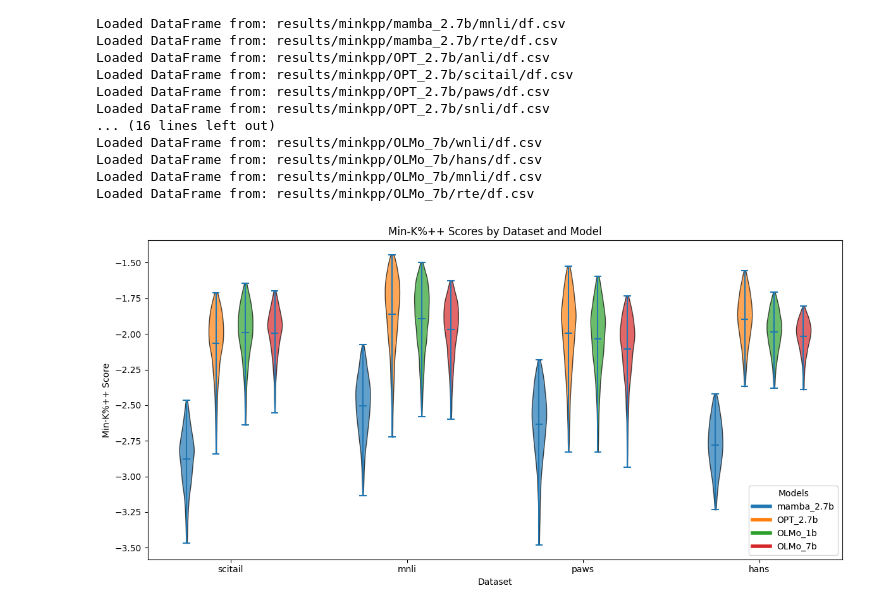
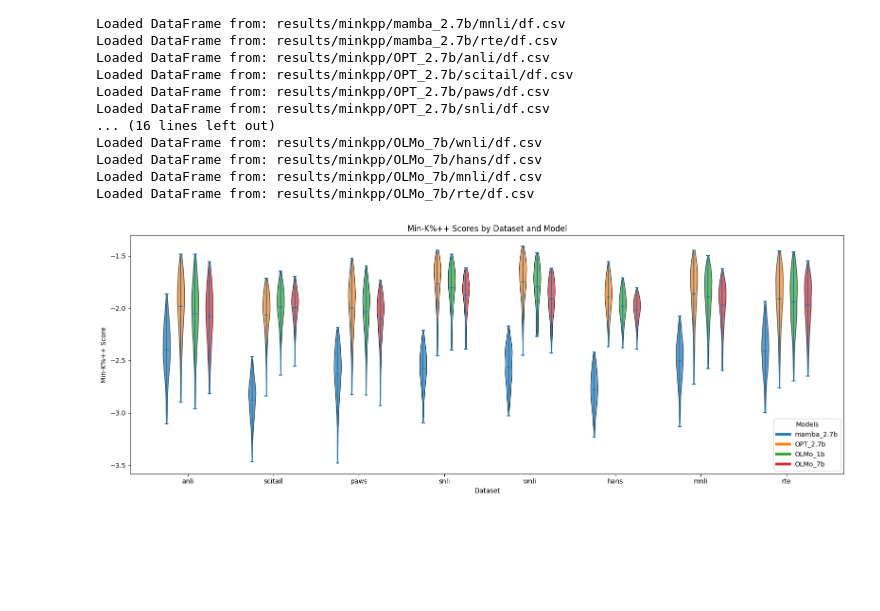
Before and after one commit to ilboglions/DL2024, a Jupyter notebook: notebooks/minkpp.ipynb, the cells around one changed output. Cells and saved outputs as stored; diff of their text form; code cells hidden in the pictures; blank space fills up the shorter version.

Commit message:
cleaned contamination plots

```diff
--- a/notebooks/minkpp.ipynb
+++ b/notebooks/minkpp.ipynb
@@ -59,7 +59,8 @@ Loaded DataFrame from: results/minkpp/OLMo_7b/rte/df.csv
 combined_df = pd.concat(dataframes, ignore_index=True)
 
 # Prepare the data for the violin plot
-datasets = ['scitail', 'mnli', 'paws', 'hans'] #combined_df['Dataset'].unique()
+datasets = combined_df['Dataset'].unique()
+# datasets = ['scitail', 'mnli', 'paws', 'hans']
 # datasets = list(set(combined_df['Dataset'].unique()) - set(datasets))
 models = combined_df['Model'].unique()
 
@@ -88,29 +89,29 @@ for dataset in datasets:
     current_position += 2
 # %%
 # Create the violin plot
-plt.figure(figsize=(12, 6))
+plt.figure(figsize=(16, 6))
 violin_parts = plt.violinplot(violin_data, positions=position_models, showmeans=True)
 
 # Add colors to the violins
 for i, pc in enumerate(violin_parts['bodies']):
     model = models[i % len(models)]  # Cycle through models
     pc.set_facecolor(model_color_map[model])
     pc.set_edgecolor('black')
     pc.set_alpha(0.7)
 
 # Customize the X-axis
 plt.xticks(ticks=dataset_positions, labels=position_labels)
 plt.xlabel("Dataset")
 # plt.ylabel(f"{metric}")
 # plt.title(f"Violin Plot of {metric} by Dataset and Model")
 plt.ylabel("Min-K%++ Score")
 plt.title(f"Min-K%++ Scores by Dataset and Model")
 
 # Add a legend for the models
 handles = [plt.Line2D([0], [0], color=model_color_map[model], lw=4, label=model) for model in models]
 plt.legend(handles=handles, title="Models", loc="lower right")
 
 plt.tight_layout()
 plt.show()
 # %% [output]
-[figure, old version]
+[figure, new version]
```
Also changed, not shown: 1 other file.
